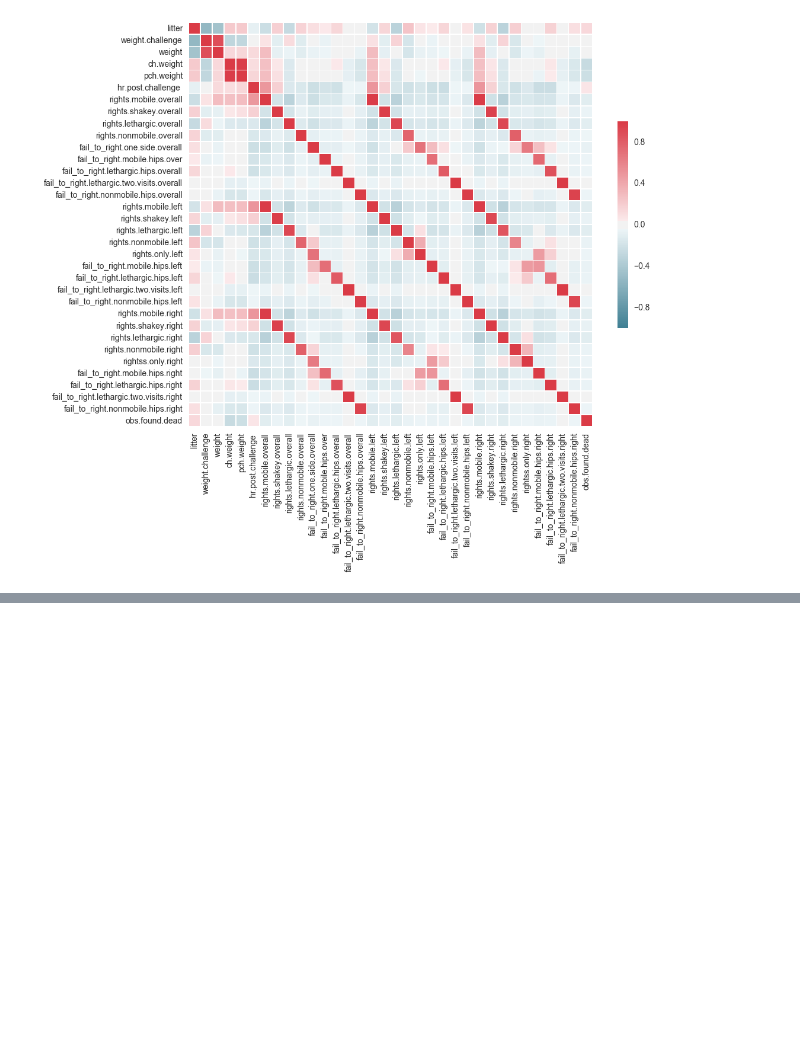
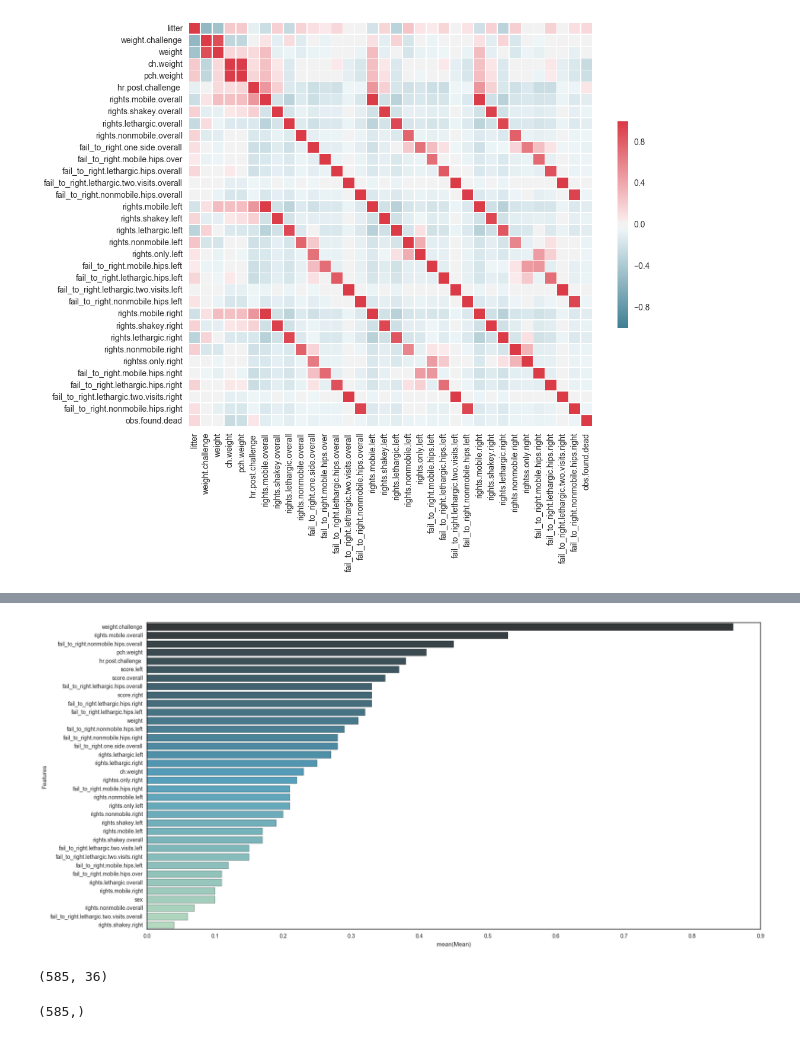
Before and after one commit to radaniba/Sepsis_Project, a Jupyter notebook: notebooks/Mortality Predictor.ipynb, the cells around one changed output, grey strips where cells are left out. Drawn from its saved outputs; the diff is of its cells as text; code cells hidden in the pictures; blank space fills up the shorter version.

```diff
--- a/notebooks/Mortality Predictor.ipynb
+++ b/notebooks/Mortality Predictor.ipynb
@@ -239,0 +659,4 @@ sns.heatmap(corr, mask=mask, cmap=cmap, vmax=1,
+# %%
+results_FS = pd.DataFrame(columns=methods)
+for name in names:
+    results_FS.loc[name] = map(float, [ranks[method][name] for method in methods])
@@ -239,0 +672,2 @@ sns.heatmap(corr, mask=mask, cmap=cmap, vmax=1,
+# %%
+results_FS.sort(['Mean'], ascending=False)
@@ -239,0 +692,4 @@ sns.heatmap(corr, mask=mask, cmap=cmap, vmax=1,
+# %%
+results_FS['Features'] = results_FS.index
+results_FS.reset_index(level=0, inplace=True)
+results_FS.head()
@@ -239,0 +703,2 @@ sns.heatmap(corr, mask=mask, cmap=cmap, vmax=1,
+# %%
+results_FS = results_FS.drop(['index'], axis=1)
@@ -239,0 +707,4 @@ sns.heatmap(corr, mask=mask, cmap=cmap, vmax=1,
+# %%
+ax = sns.barplot(y="Features", x="Mean", data=results_FS.sort(['Mean'], ascending=False), orient='h', palette="GnBu_d")
+# %% [output]
+[figure, added]
@@ -239,0 +714,8 @@ sns.heatmap(corr, mask=mask, cmap=cmap, vmax=1,
+# %%
+df_scaled_df.shape
+# %% [output]
+(585, 36)
+# %%
+Y.shape
+# %% [output]
+(585,)
```
Also changed, not shown: parts of 119 cells of this notebook, 18 other files.
